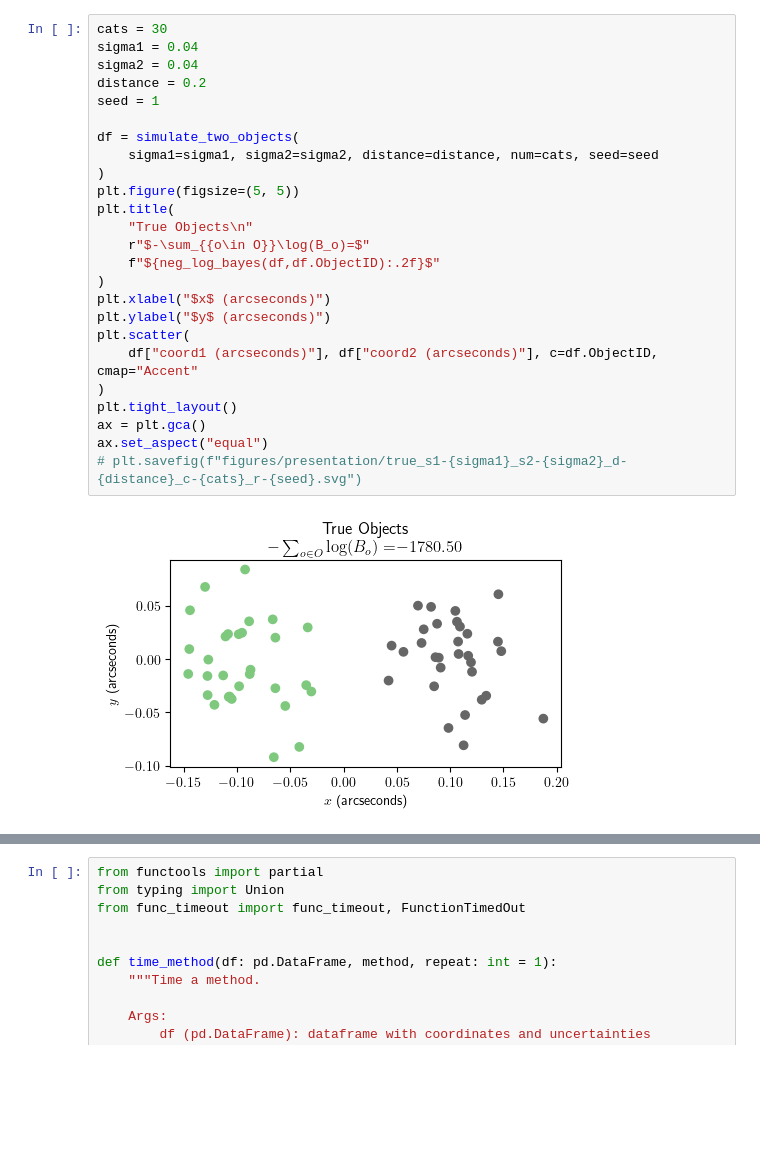
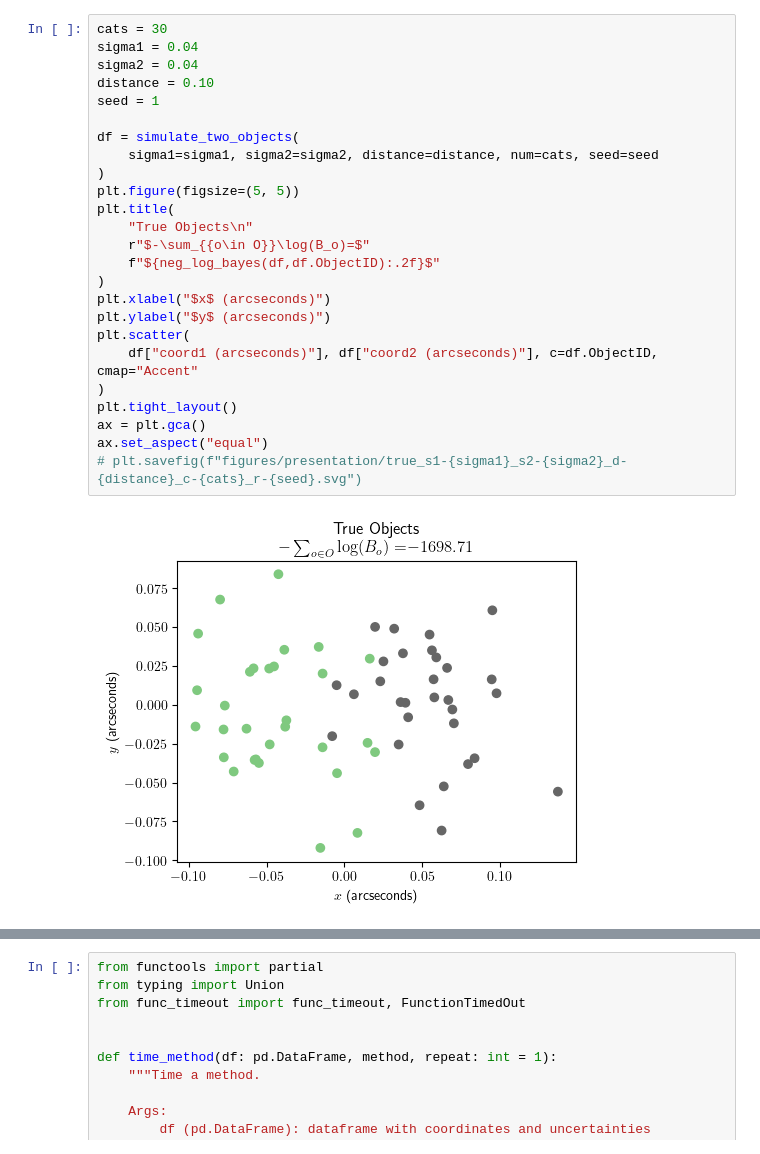
Before and after one commit to jacobf18/astronomical-matching, a Jupyter notebook: benchmark.ipynb, the cells around one changed output, grey strips where cells are left out. Drawn from its saved outputs; the diff is of its cells as text; blank space fills up the shorter version.

```diff
--- a/benchmark.ipynb
+++ b/benchmark.ipynb
@@ -24,28 +49,28 @@ ImportError: cannot import name 'stirling2' from 'astronomical_matching.utils' (
 # %%
 cats = 30
 sigma1 = 0.04
 sigma2 = 0.04
-distance = 0.2
+distance = 0.10
 seed = 1
 
 df = simulate_two_objects(
     sigma1=sigma1, sigma2=sigma2, distance=distance, num=cats, seed=seed
 )
 plt.figure(figsize=(5, 5))
 plt.title(
     "True Objects\n"
     r"$-\sum_{{o\in O}}\log(B_o)=$"
     f"${neg_log_bayes(df,df.ObjectID):.2f}$"
 )
 plt.xlabel("$x$ (arcseconds)")
 plt.ylabel("$y$ (arcseconds)")
 plt.scatter(
     df["coord1 (arcseconds)"], df["coord2 (arcseconds)"], c=df.ObjectID, cmap="Accent"
 )
 plt.tight_layout()
 ax = plt.gca()
 ax.set_aspect("equal")
 # plt.savefig(f"figures/presentation/true_s1-{sigma1}_s2-{sigma2}_d-{distance}_c-{cats}_r-{seed}.svg")
 # %% [output]
-[figure, old version]
+[figure, new version]
 # %%
```
Also changed, not shown: parts of 10 cells of this notebook, 2 other files.
